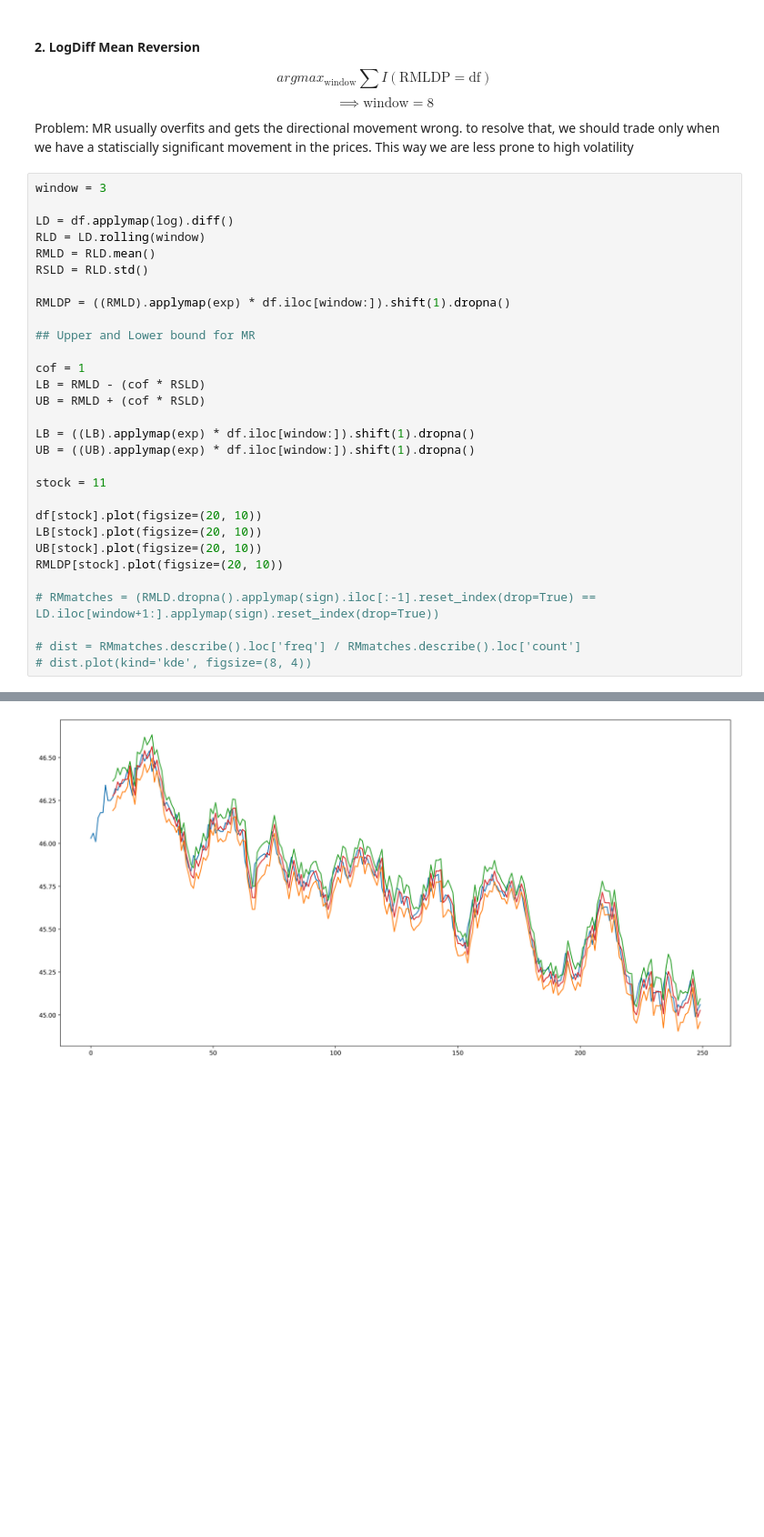
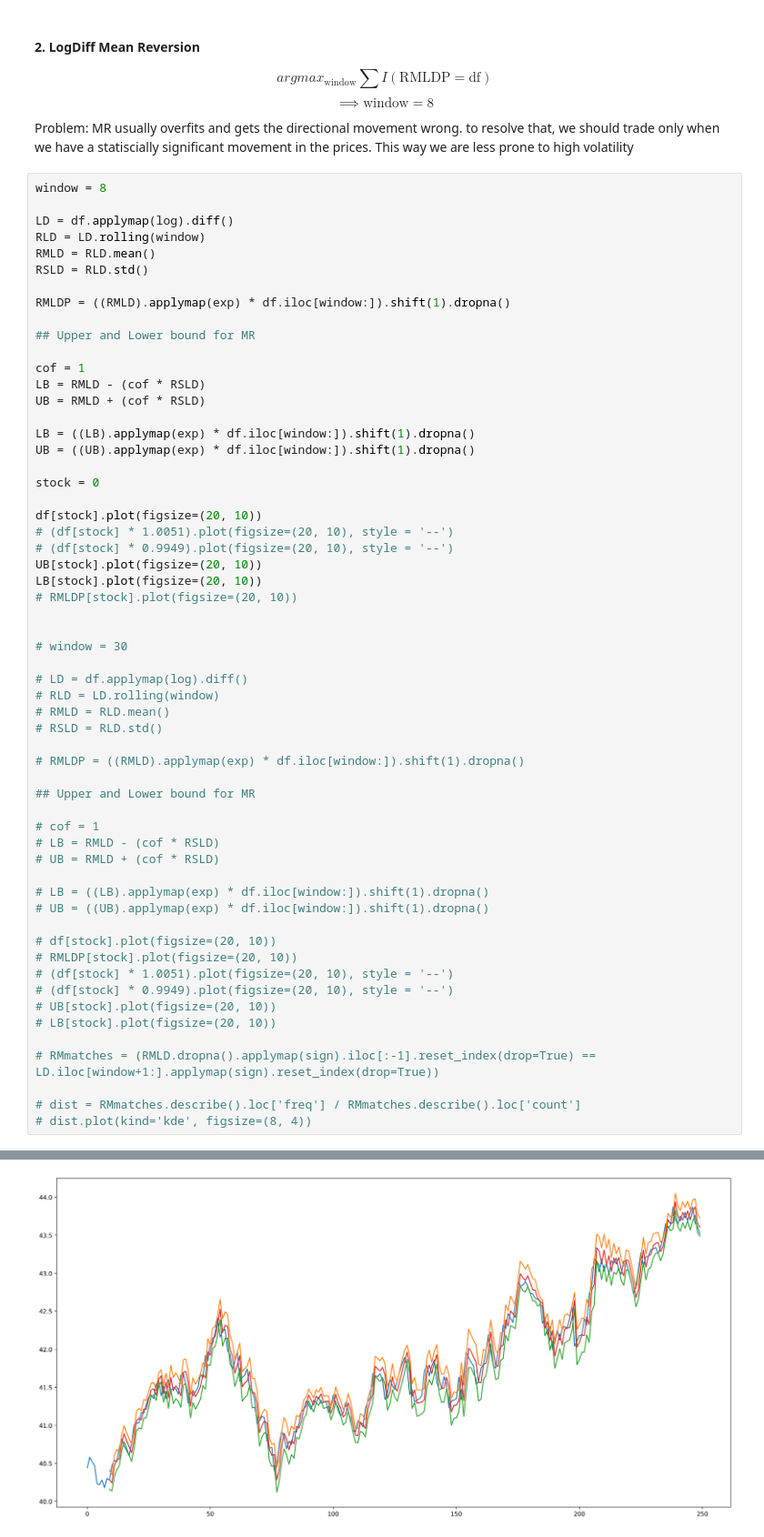
Before and after one commit to shromann/Algothon, a Jupyter notebook: Strategy.ipynb, the cells around one changed output, grey strips where cells are left out. Shown at 91% size. Cells and saved outputs as stored; diff of their text form; blank space fills up the shorter version.

```diff
--- a/Strategy.ipynb
+++ b/Strategy.ipynb
@@ -61,35 +63,63 @@ $$\implies \text{window} = 8$$
 
 Problem: MR usually overfits and gets the directional movement wrong. to resolve that, we should trade only when we have a statiscially significant movement in the prices. This way we are less prone to high volatility
 # %%
-window = 3
+window = 8
 
 LD = df.applymap(log).diff()
 RLD = LD.rolling(window)
 RMLD = RLD.mean()
 RSLD = RLD.std()
 
 RMLDP = ((RMLD).applymap(exp) * df.iloc[window:]).shift(1).dropna()
 
 ## Upper and Lower bound for MR
 
 cof = 1
 LB = RMLD - (cof * RSLD)
 UB = RMLD + (cof * RSLD)
 
 LB = ((LB).applymap(exp) * df.iloc[window:]).shift(1).dropna()
 UB = ((UB).applymap(exp) * df.iloc[window:]).shift(1).dropna()
 
-stock = 11
+stock = 0
 
 df[stock].plot(figsize=(20, 10))
+# (df[stock] * 1.0051).plot(figsize=(20, 10), style = '--')
+# (df[stock] * 0.9949).plot(figsize=(20, 10), style = '--')
+UB[stock].plot(figsize=(20, 10))
 LB[stock].plot(figsize=(20, 10))
-UB[stock].plot(figsize=(20, 10))
-RMLDP[stock].plot(figsize=(20, 10))
+# RMLDP[stock].plot(figsize=(20, 10))
+
+
+# window = 30
+
+# LD = df.applymap(log).diff()
+# RLD = LD.rolling(window)
+# RMLD = RLD.mean()
+# RSLD = RLD.std()
+
+# RMLDP = ((RMLD).applymap(exp) * df.iloc[window:]).shift(1).dropna()
+
+## Upper and Lower bound for MR
+
+# cof = 1
+# LB = RMLD - (cof * RSLD)
+# UB = RMLD + (cof * RSLD)
+
+# LB = ((LB).applymap(exp) * df.iloc[window:]).shift(1).dropna()
+# UB = ((UB).applymap(exp) * df.iloc[window:]).shift(1).dropna()
+
+# df[stock].plot(figsize=(20, 10))
+# RMLDP[stock].plot(figsize=(20, 10))
+# (df[stock] * 1.0051).plot(figsize=(20, 10), style = '--')
+# (df[stock] * 0.9949).plot(figsize=(20, 10), style = '--')
+# UB[stock].plot(figsize=(20, 10))
+# LB[stock].plot(figsize=(20, 10))
 
 # RMmatches = (RMLD.dropna().applymap(sign).iloc[:-1].reset_index(drop=True) == LD.iloc[window+1:].applymap(sign).reset_index(drop=True))
 
 # dist = RMmatches.describe().loc['freq'] / RMmatches.describe().loc['count']
 # dist.plot(kind='kde', figsize=(8, 4))
 # %% [output]
 <AxesSubplot:>
-[figure, old version]
+[figure, new version]
```
Also changed, not shown: parts of 5 cells of this notebook, 4 other files.
